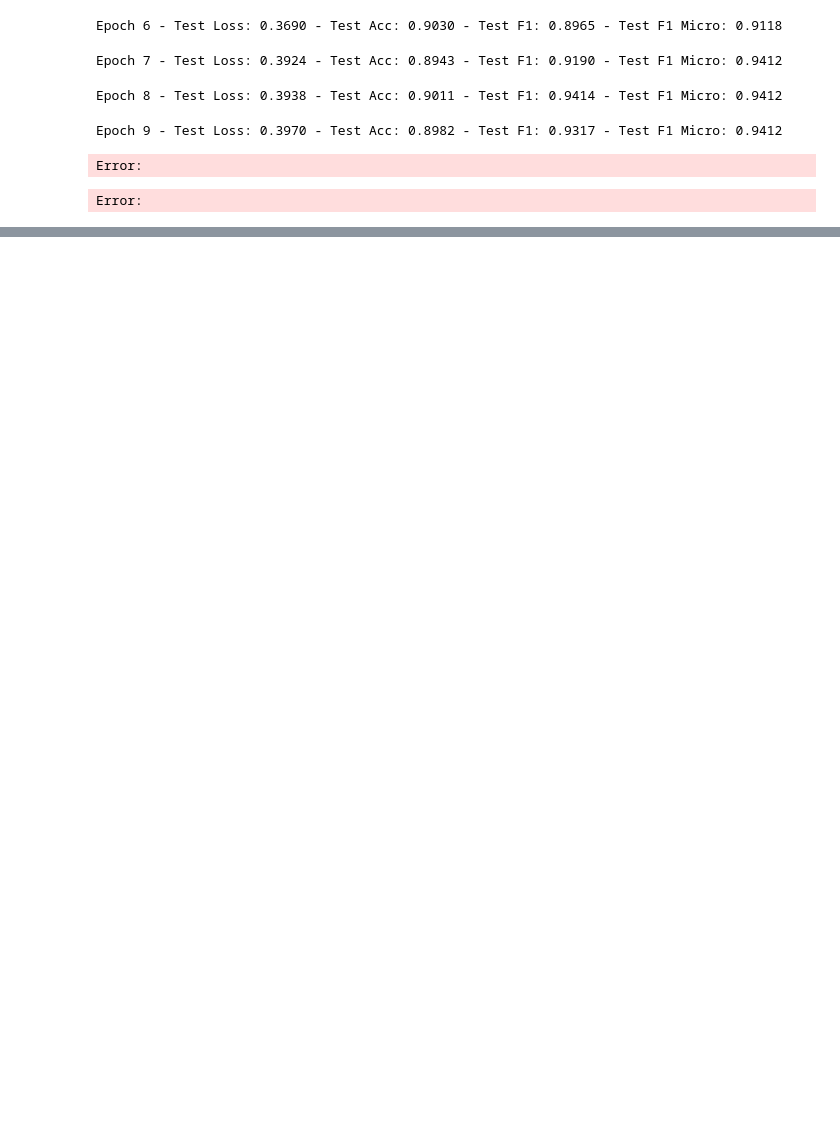
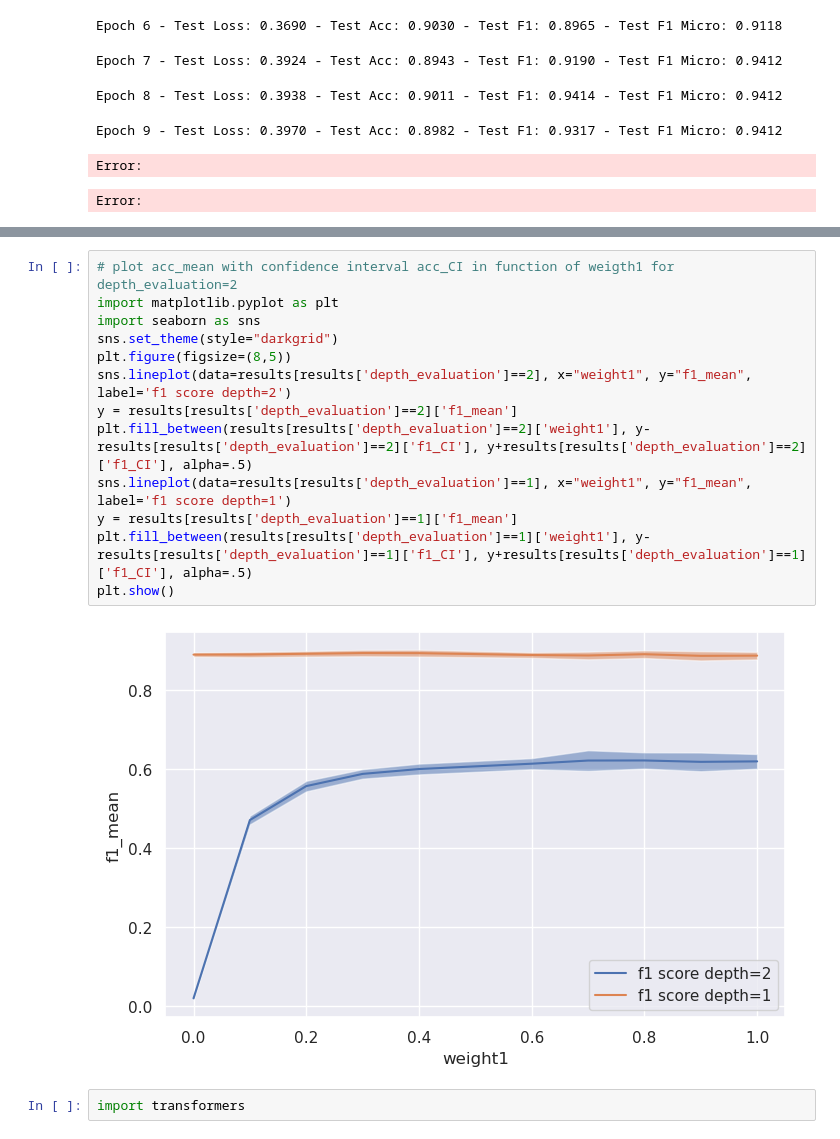
Before and after one commit to RomanPlaud/internship-onepoint-telecom, a Jupyter notebook: notebook_thomas.ipynb, the cells around one changed output, grey strips where cells are left out. Saved outputs shown, nothing was run; the diff lists cells and outputs as text; blank space fills up the shorter version.

```diff
--- a/notebook_thomas.ipynb
+++ b/notebook_thomas.ipynb
@@ -352,0 +402,17 @@ tensor(1.5678)
+# %%
+# plot acc_mean with confidence interval acc_CI in function of weigth1 for depth_evaluation=2
+import matplotlib.pyplot as plt
+import seaborn as sns
+sns.set_theme(style="darkgrid")
+plt.figure(figsize=(8,5))
+sns.lineplot(data=results[results['depth_evaluation']==2], x="weight1", y="f1_mean", label='f1 score depth=2')
+y = results[results['depth_evaluation']==2]['f1_mean']
+plt.fill_between(results[results['depth_evaluation']==2]['weight1'], y-results[results['depth_evaluation']==2]['f1_CI'], y+results[results['depth_evaluation']==2]['f1_CI'], alpha=.5)
+sns.lineplot(data=results[results['depth_evaluation']==1], x="weight1", y="f1_mean", label='f1 score depth=1')
+y = results[results['depth_evaluation']==1]['f1_mean']
+plt.fill_between(results[results['depth_evaluation']==1]['weight1'], y-results[results['depth_evaluation']==1]['f1_CI'], y+results[results['depth_evaluation']==1]['f1_CI'], alpha=.5)
+plt.show()
+# %% [output]
+[figure, added]
+# %%
+import transformers
```
Also changed, not shown: parts of 22 cells of this notebook, 5 other files.
